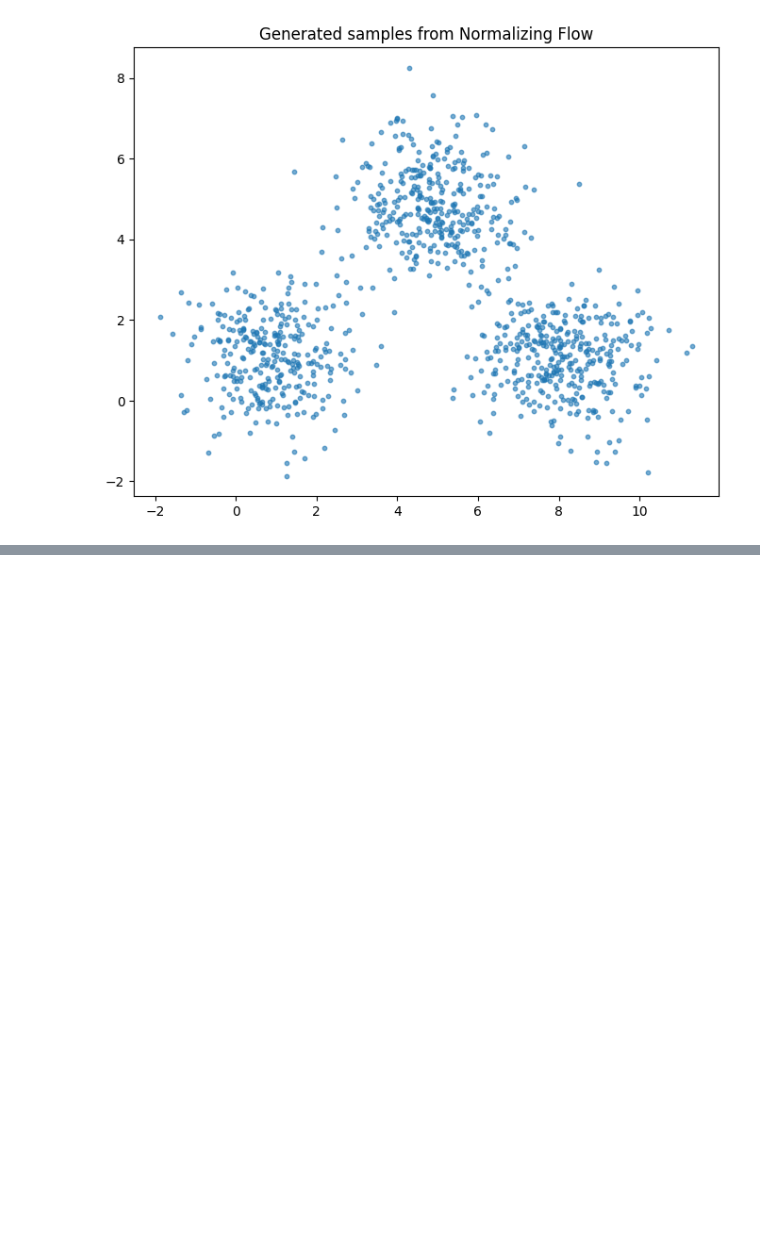
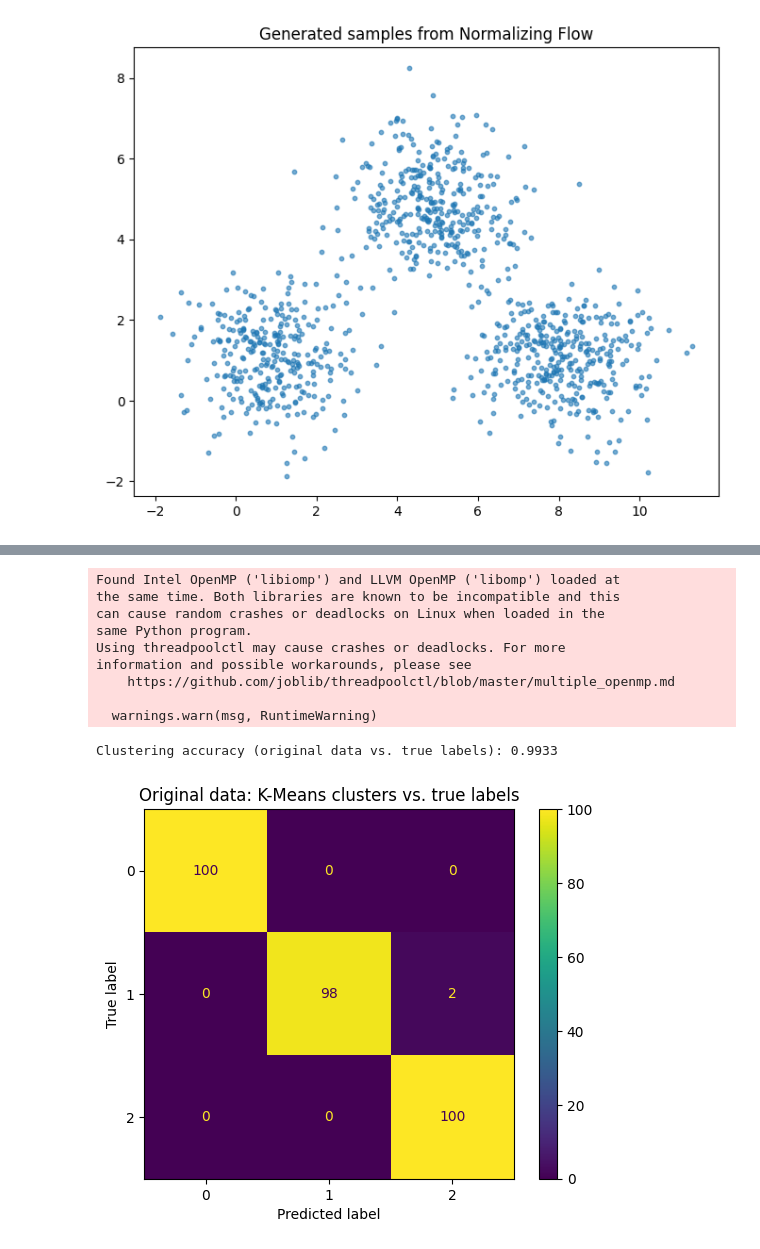
Before and after one commit to WelfLowe/Public-ML-Notebooks, a Jupyter notebook: Generate synthetic data (NF).ipynb, the cells around one changed output, grey strips where cells are left out. Drawn from its saved outputs; the diff is of its cells as text; code cells hidden in the pictures; blank space fills up the shorter version.

Commit message:
Eval synthetic data generation

```diff
--- a/Generate synthetic data (NF).ipynb
+++ b/Generate synthetic data (NF).ipynb
@@ -165,0 +181,31 @@ plt.show()
+# %%
+data_np = data.cpu().numpy()
+y_true = (y_data / 10).astype(int)  # remap 0, 10, 20 -> 0, 1, 2
+
+kmeans_orig = KMeans(n_clusters=3, random_state=42, n_init='auto')
+labels_orig = kmeans_orig.fit_predict(data_np)
+
+# Align cluster indices to true labels via Hungarian algorithm
+cm_raw = confusion_matrix(y_true, labels_orig)
+row_ind, col_ind = linear_sum_assignment(-cm_raw)
+label_map = {c: r for r, c in zip(row_ind, col_ind)}
+labels_orig_matched = np.array([label_map[l] for l in labels_orig])
+
+acc = accuracy_score(y_true, labels_orig_matched)
+print(f"Clustering accuracy (original data vs. true labels): {acc:.4f}")
+
+ConfusionMatrixDisplay(confusion_matrix(y_true, labels_orig_matched)).plot()
+plt.title("Original data: K-Means clusters vs. true labels")
+plt.show()
+# %% [output]
+Found Intel OpenMP ('libiomp') and LLVM OpenMP ('libomp') loaded at
+the same time. Both libraries are known to be incompatible and this
+can cause random crashes or deadlocks on Linux when loaded in the
+same Python program.
+Using threadpoolctl may cause crashes or deadlocks. For more
+information and possible workarounds, please see
+    https://github.com/joblib/threadpoolctl/blob/master/multiple_openmp.md
+
+  warnings.warn(msg, RuntimeWarning)
+Clustering accuracy (original data vs. true labels): 0.9933
+[figure, added]
```
Also changed, not shown: parts of 18 cells of this notebook.
